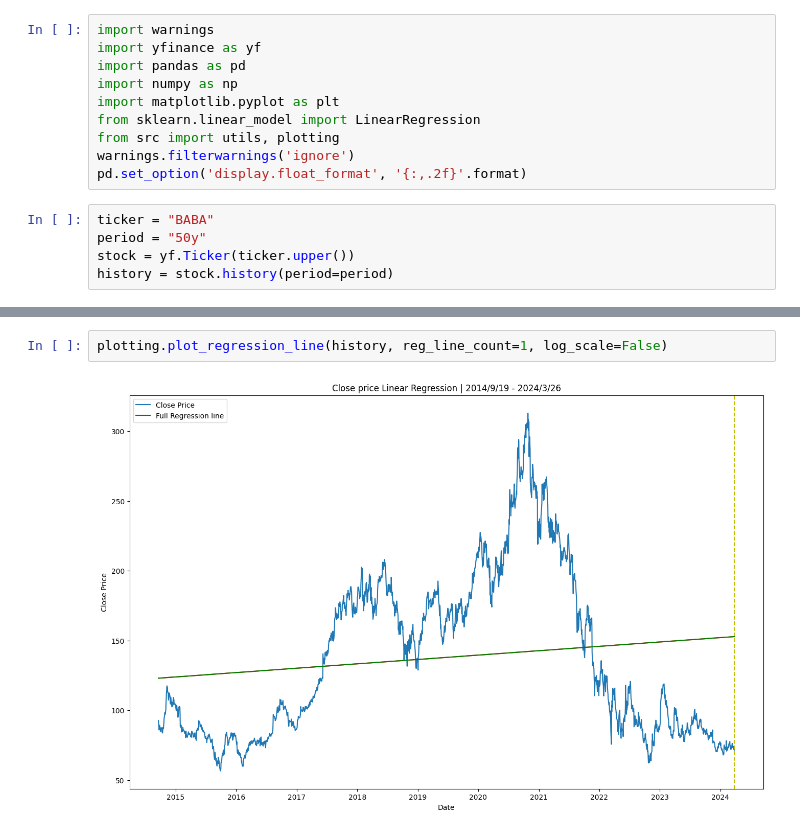
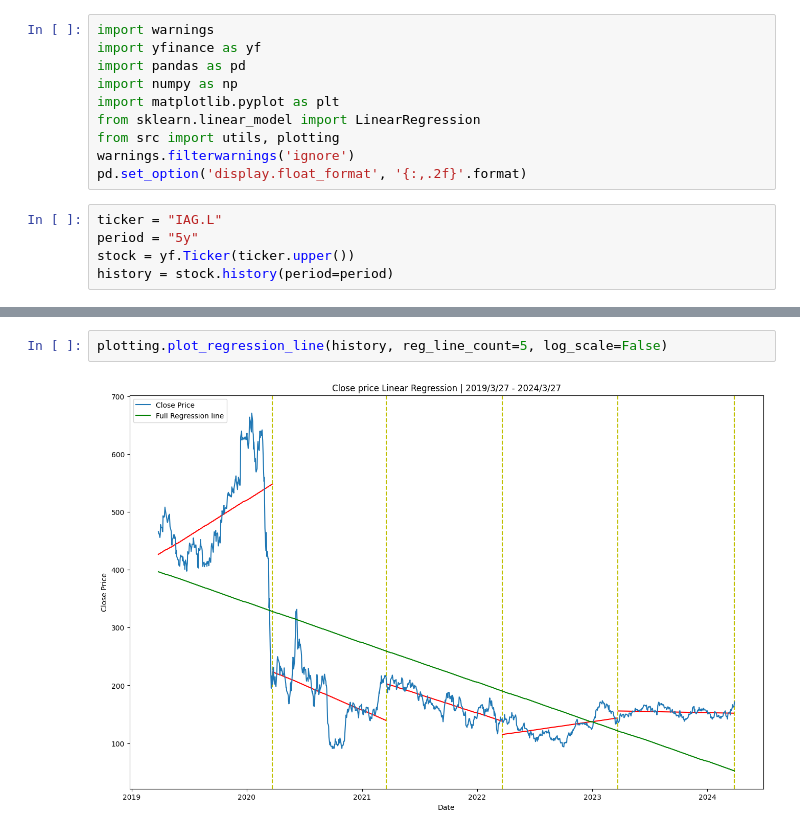
Before and after one commit to ivandimitrovkyulev/Notebooks, a Jupyter notebook: sample/analyses.ipynb, the cells around one changed output, grey strips where cells are left out. Saved outputs shown, nothing was run; the diff lists cells and outputs as text.

```diff
--- a/sample/analyses.ipynb
+++ b/sample/analyses.ipynb
@@ -9,8 +9,8 @@ from src import utils, plotting
 warnings.filterwarnings('ignore')
 pd.set_option('display.float_format', '{:,.2f}'.format)
 # %%
-ticker = "BABA"
-period = "50y"
+ticker = "IAG.L"
+period = "5y"
 stock = yf.Ticker(ticker.upper())
 history = stock.history(period=period)
 # %%
@@ -77,7 +121,7 @@ stock.balance_sheet
 # %%
-plotting.plot_regression_line(history, reg_line_count=1, log_scale=False)
+plotting.plot_regression_line(history, reg_line_count=5, log_scale=False)
 # %% [output]
-[figure, old version]
+[figure, new version]
 # %%
 plotting.plot_regression_line(history, reg_line_count=5, log_scale=True)
 # %% [output]
```
Also changed, not shown: parts of 8 cells of this notebook, 5 other files.
